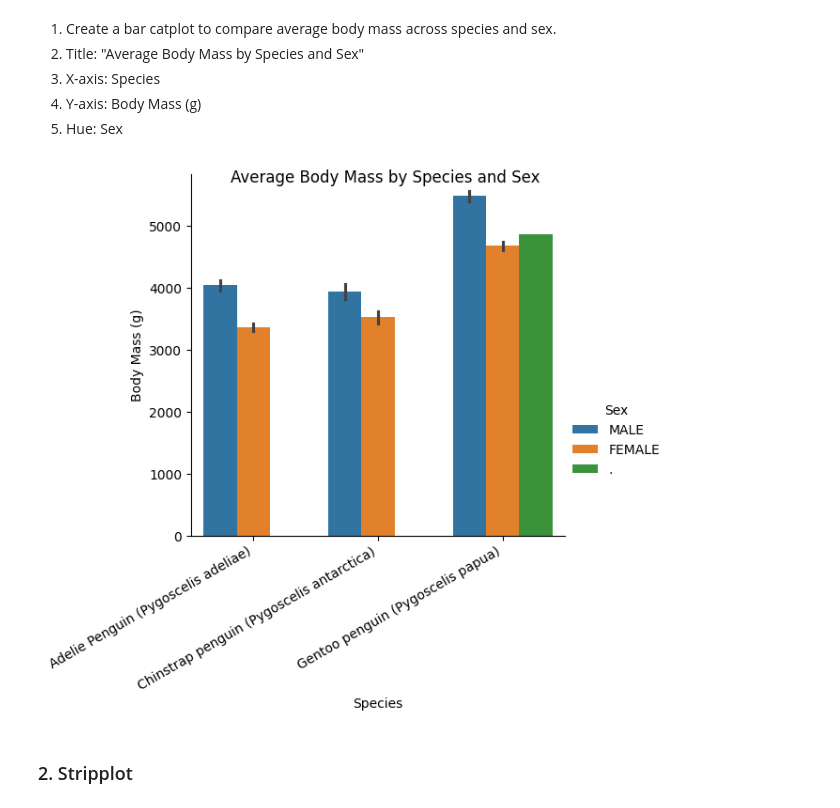
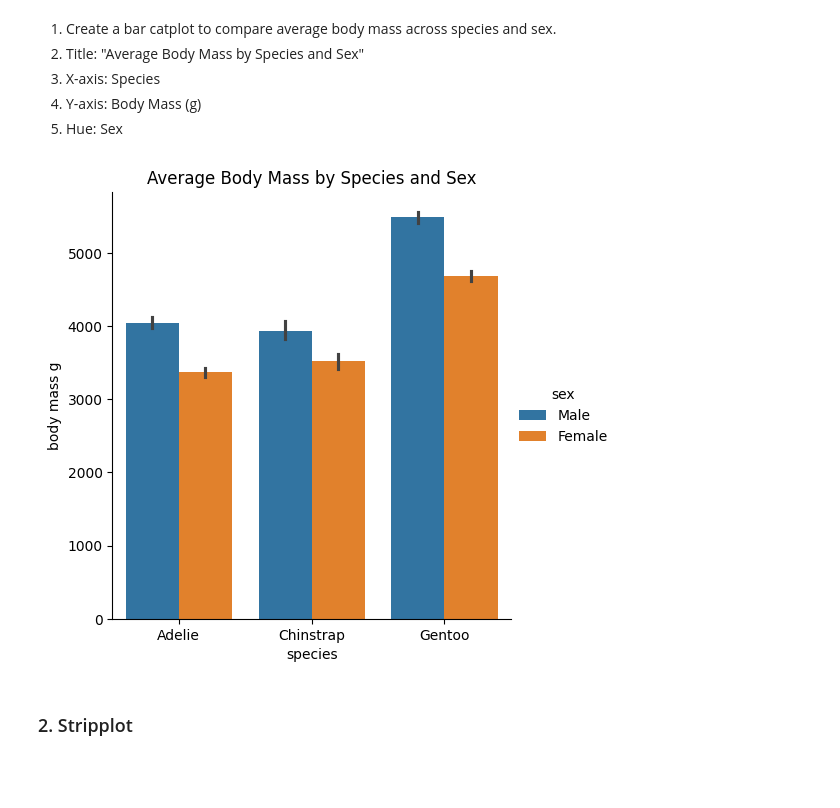
Before and after one commit to Swar028363/jupyter-notebooks, a Jupyter notebook: college/data_viz/Lab5.ipynb, the cells around one changed output. Cells and saved outputs as stored; diff of their text form; code cells hidden in the pictures; blank space fills up the shorter version.

```diff
--- a/college/data_viz/Lab5.ipynb
+++ b/college/data_viz/Lab5.ipynb
@@ -10,6 +10,6 @@ import matplotlib.pyplot as plt
 # %% [markdown]
 ## Dataset 1: Penguins Dataset
 # %%
-df_p = pd.read_csv("datasets/penguins_lter.csv")
+df_p = sns.load_dataset("penguins")
 df_p.head()
 # %% [output]
@@ -28,14 +28,14 @@ df_p.head()
 4. Y-axis: Body Mass (g)
 5. Hue: Sex
 # %%
-g = sns.catplot(data=df_p, x="Species", y="Body Mass (g)", hue="Sex", kind="bar")
-g.set_axis_labels("Species", "Body Mass (g)")
-g.fig.suptitle("Average Body Mass by Species and Sex")
-g.fig.autofmt_xdate()
-g.fig.savefig("plots/lab5/catplot.png")
+sns.catplot(data=df_p, x="species", y="body_mass_g", hue="sex", kind="bar")
+plt.xlabel("species")
+plt.ylabel("body mass g")
+plt.title("Average Body Mass by Species and Sex")
+plt.savefig("plots/lab5/catplot.png")
 plt.show()
 # %% [output]
-[figure, old version]
+[figure, new version]
 # %% [markdown]
 ### 2. Stripplot
 # %% [markdown]
```
Also changed, not shown: parts of 13 cells of this notebook.
